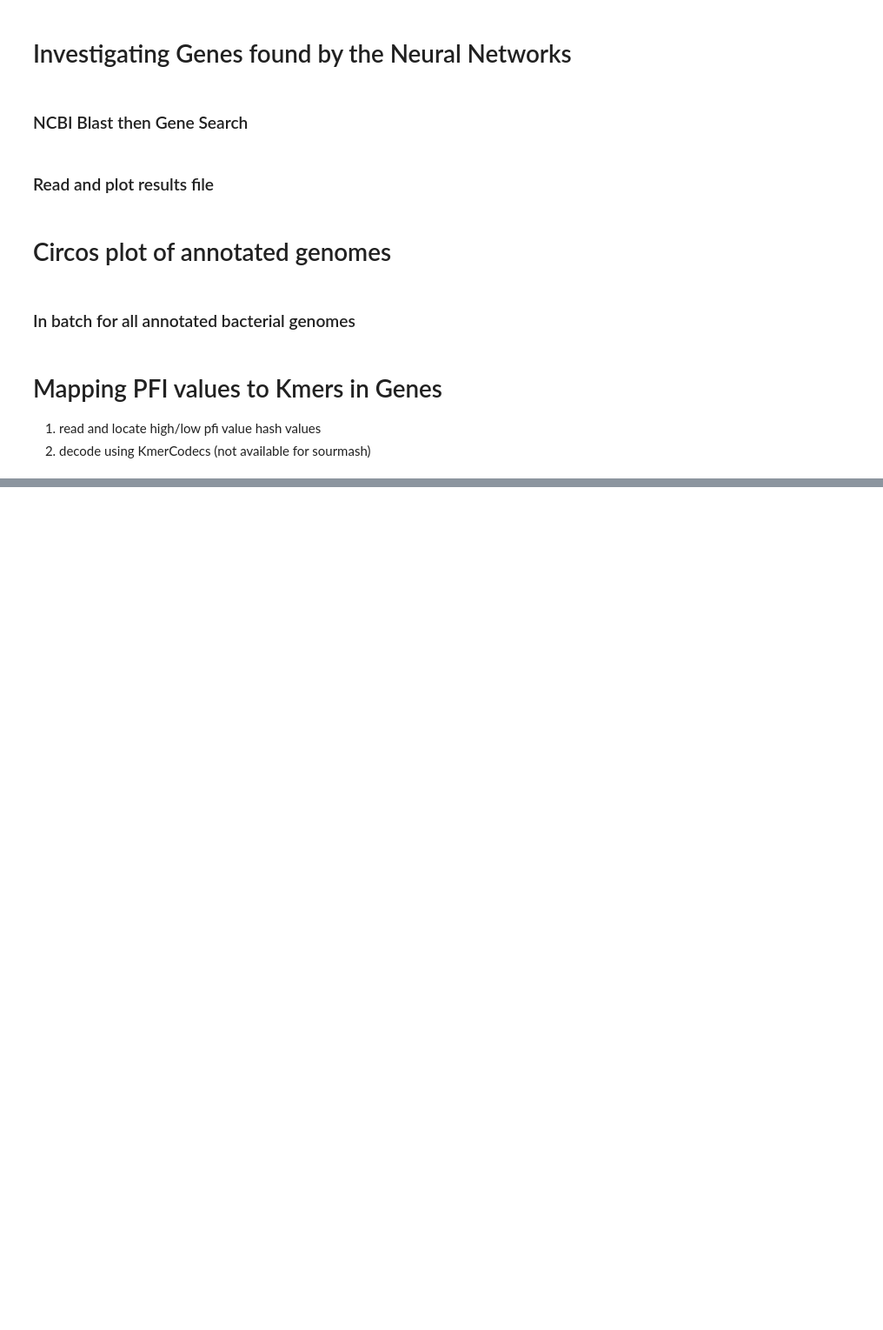
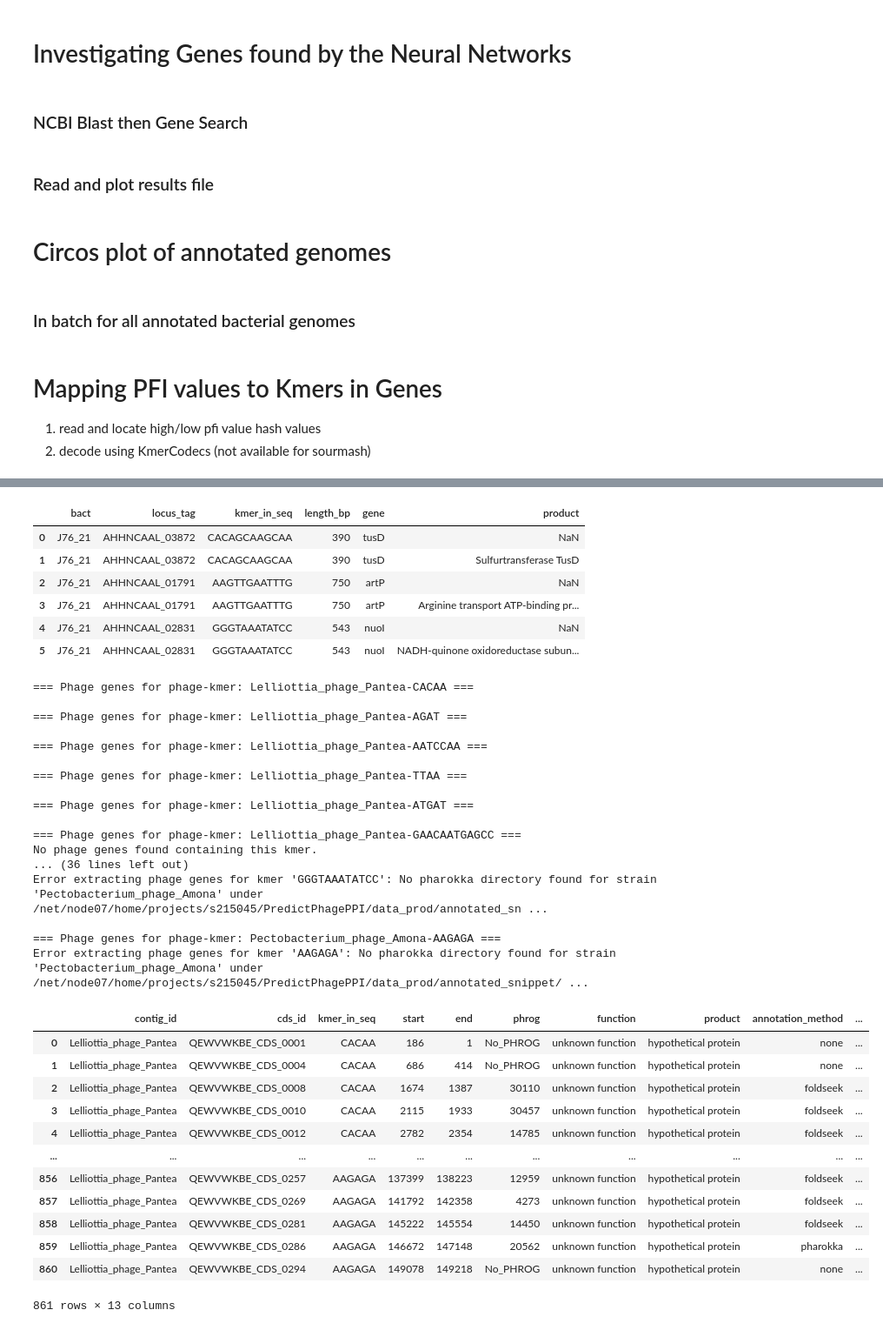
Before and after one commit to azzy72/PredictPhagePPI, a Jupyter notebook: notebooks/gene_investigation.ipynb, the cells around one changed output, grey strips where cells are left out. Shown at 87% size. Cells and saved outputs as stored; diff of their text form; code cells hidden in the pictures; blank space fills up the shorter version.

```diff
--- a/notebooks/gene_investigation.ipynb
+++ b/notebooks/gene_investigation.ipynb
@@ -594,0 +636,9 @@ extract_phage_genes_for_kmer("CACAA", "Lelliottia_phage_Pantea")
+# %%
+bkmers = ['CACAGCAAGCAA', 'AGAGAAGAAAGT', 'AATCACTGTCAA', 'TTCGCGTCAGAA', 'ATGACATACCAT', 'GAACAATGAGCC', 'AAGTTGAATTTG', 'ATGAAGCTGGTT', 'GGGTAAATATCC', 'AAGAGTGCTTGA']
+bact_names = ["J76_21_reoriented_merged", "J62_22_reoriented_merged"]
+display(batch_bact_annotate(bkmers, bact_names, TS=True))
+
+phage_names = ["Lelliottia_phage_Pantea", "Pectobacterium_phage_Amona"]
+pkmers = ['CACAA', 'AGAT', 'AATCCAA', 'TTAA', 'ATGAT', 'GAACAATGAGCC', 'AAGTTGAATTTG', 'ATGGTT', 'GGGTAAATATCC', 'AAGAGA']
+display(batch_phage_annotate(pkmers, phage_names, TS=True))
+# %% [output]
@@ -594,0 +662,37 @@ extract_phage_genes_for_kmer("CACAA", "Lelliottia_phage_Pantea")
+|  | bact | locus_tag | kmer_in_seq | length_bp | gene | product |
+| 0 | J76_21 | AHHNCAAL_03872 | CACAGCAAGCAA | 390 | tusD | NaN |
+| 1 | J76_21 | AHHNCAAL_03872 | CACAGCAAGCAA | 390 | tusD | Sulfurtransferase TusD |
+| 2 | J76_21 | AHHNCAAL_01791 | AAGTTGAATTTG | 750 | artP | NaN |
+| 3 | J76_21 | AHHNCAAL_01791 | AAGTTGAATTTG | 750 | artP | Arginine transport ATP-binding pr... |
+| 4 | J76_21 | AHHNCAAL_02831 | GGGTAAATATCC | 543 | nuoI | NaN |
+| 5 | J76_21 | AHHNCAAL_02831 | GGGTAAATATCC | 543 | nuoI | NADH-quinone oxidoreductase subun... |
+=== Phage genes for phage-kmer: Lelliottia_phage_Pantea-CACAA ===
+
+=== Phage genes for phage-kmer: Lelliottia_phage_Pantea-AGAT ===
+
+=== Phage genes for phage-kmer: Lelliottia_phage_Pantea-AATCCAA ===
+
+=== Phage genes for phage-kmer: Lelliottia_phage_Pantea-TTAA ===
+
+=== Phage genes for phage-kmer: Lelliottia_phage_Pantea-ATGAT ===
+
+=== Phage genes for phage-kmer: Lelliottia_phage_Pantea-GAACAATGAGCC ===
+No phage genes found containing this kmer.
+... (36 lines left out)
+Error extracting phage genes for kmer 'GGGTAAATATCC': No pharokka directory found for strain 'Pectobacterium_phage_Amona' under /net/node07/home/projects/s215045/PredictPhagePPI/data_prod/annotated_sn ...
+
+=== Phage genes for phage-kmer: Pectobacterium_phage_Amona-AAGAGA ===
+Error extracting phage genes for kmer 'AAGAGA': No pharokka directory found for strain 'Pectobacterium_phage_Amona' under /net/node07/home/projects/s215045/PredictPhagePPI/data_prod/annotated_snippet/ ...
+|  | contig_id | cds_id | kmer_in_seq | start | end | phrog | function | product | annotation_method | ... |
+| 0 | Lelliottia_phage_Pantea | QEWVWKBE_CDS_0001 | CACAA | 186 | 1 | No_PHROG | unknown function | hypothetical protein | none | ... |
+| 1 | Lelliottia_phage_Pantea | QEWVWKBE_CDS_0004 | CACAA | 686 | 414 | No_PHROG | unknown function | hypothetical protein | none | ... |
+| 2 | Lelliottia_phage_Pantea | QEWVWKBE_CDS_0008 | CACAA | 1674 | 1387 | 30110 | unknown function | hypothetical protein | foldseek | ... |
+| 3 | Lelliottia_phage_Pantea | QEWVWKBE_CDS_0010 | CACAA | 2115 | 1933 | 30457 | unknown function | hypothetical protein | foldseek | ... |
+| 4 | Lelliottia_phage_Pantea | QEWVWKBE_CDS_0012 | CACAA | 2782 | 2354 | 14785 | unknown function | hypothetical protein | foldseek | ... |
+| ... | ... | ... | ... | ... | ... | ... | ... | ... | ... | ... |
+| 856 | Lelliottia_phage_Pantea | QEWVWKBE_CDS_0257 | AAGAGA | 137399 | 138223 | 12959 | unknown function | hypothetical protein | foldseek | ... |
+| 857 | Lelliottia_phage_Pantea | QEWVWKBE_CDS_0269 | AAGAGA | 141792 | 142358 | 4273 | unknown function | hypothetical protein | foldseek | ... |
+| 858 | Lelliottia_phage_Pantea | QEWVWKBE_CDS_0281 | AAGAGA | 145222 | 145554 | 14450 | unknown function | hypothetical protein | foldseek | ... |
+| 859 | Lelliottia_phage_Pantea | QEWVWKBE_CDS_0286 | AAGAGA | 146672 | 147148 | 20562 | unknown function | hypothetical protein | pharokka | ... |
+| 860 | Lelliottia_phage_Pantea | QEWVWKBE_CDS_0294 | AAGAGA | 149078 | 149218 | No_PHROG | unknown function | hypothetical protein | none | ... |
+861 rows × 13 columns
```
Also changed, not shown: parts of 8 cells of this notebook, 13 other files.
